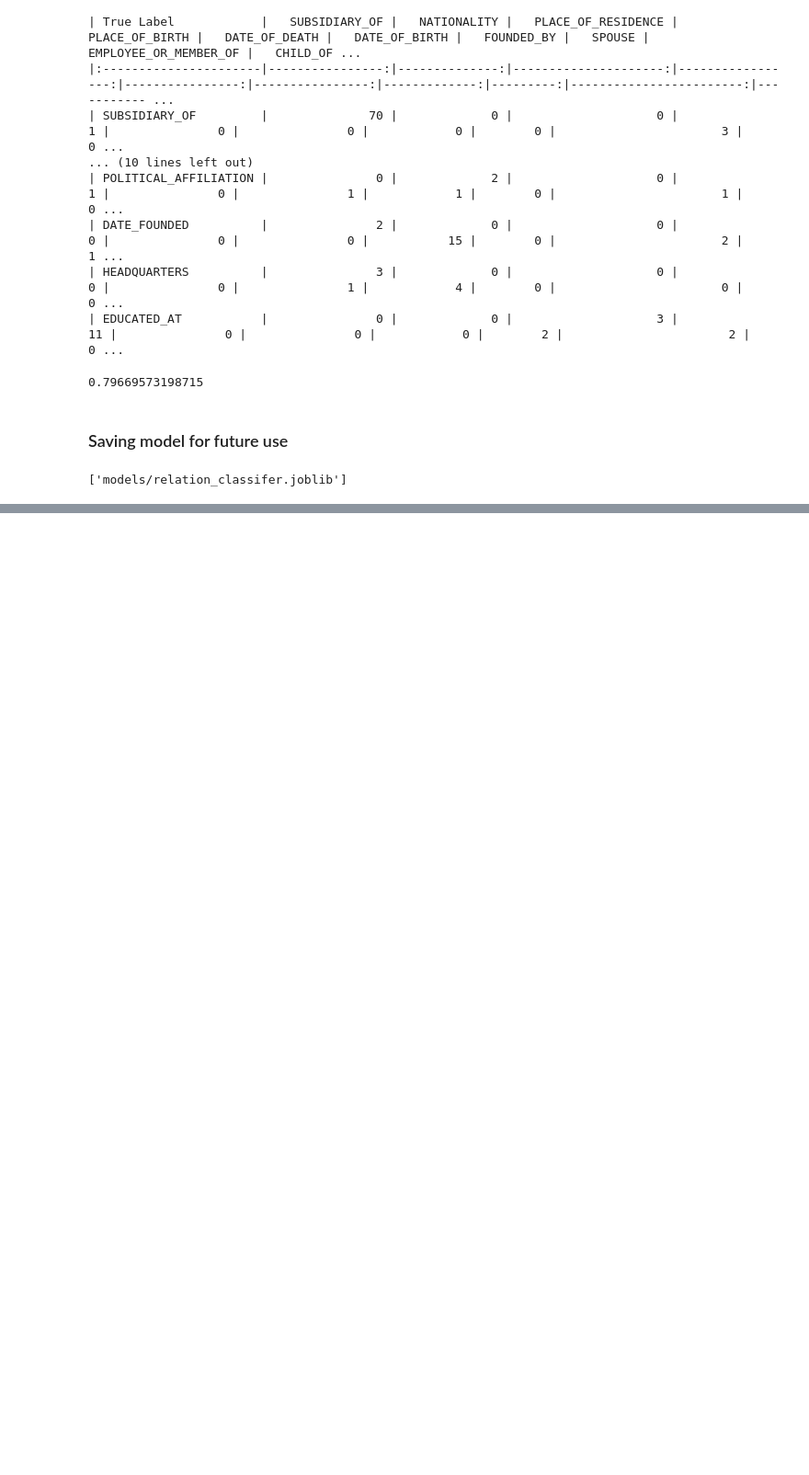
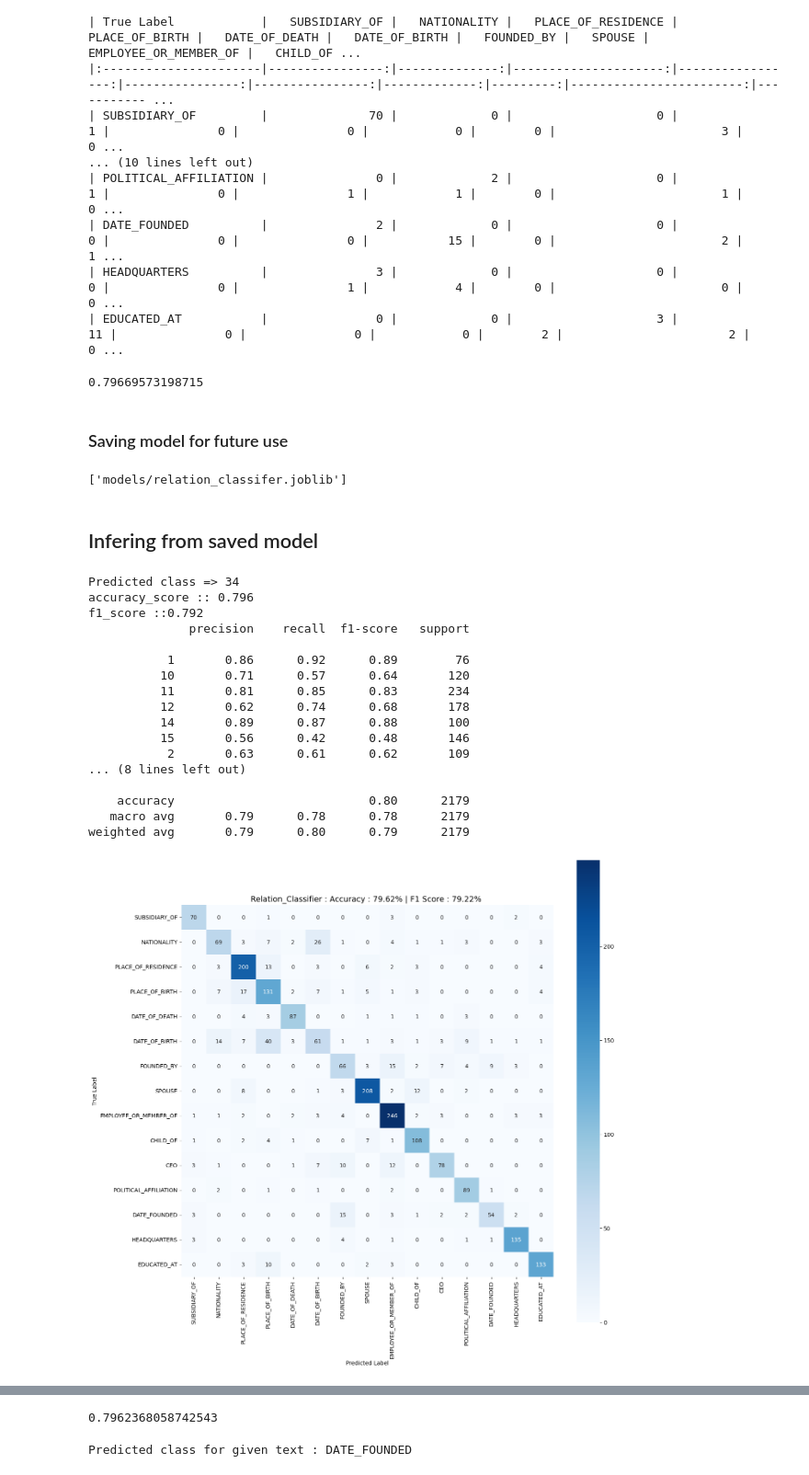
Before and after one commit to debonil/nlu-assignments, a Jupyter notebook: Assignment2/NLU_Assignment_2_Question_1.ipynb, the cells around one changed output, grey strips where cells are left out. Shown at 92% size. Cells and saved outputs as stored; diff of their text form; code cells hidden in the pictures; blank space fills up the shorter version.

```diff
--- a/Assignment2/NLU_Assignment_2_Question_1.ipynb
+++ b/Assignment2/NLU_Assignment_2_Question_1.ipynb
@@ -182,3 +182,37 @@ from joblib import dump
 dump(clf, 'models/relation_classifer.joblib')
 # %% [output]
 ['models/relation_classifer.joblib']
+# %% [markdown]
+## Infering from saved model
+# %%
+from joblib import load
+clf = load('models/relation_classifer.joblib')
+# %%
+import sklearn.metrics as metrics
+# Evaluate the classifier
+y_pred = clf.predict(X_test)
+print(f'Predicted class => {y_pred[10]}')
+print(f'accuracy_score :: {metrics.accuracy_score(y_test, y_pred):0.3f}')
+print(f'f1_score ::{metrics.f1_score(y_test, y_pred,average="weighted"):0.3f}')
+print(metrics.classification_report(y_test, y_pred))
+confusionMatrixAndAccuracyReport(
+    y_test, y_pred, classes, title='Relation_Classifier')
+# %% [output]
+Predicted class => 34
+accuracy_score :: 0.796
+f1_score ::0.792
+              precision    recall  f1-score   support
+
+           1       0.86      0.92      0.89        76
+          10       0.71      0.57      0.64       120
+          11       0.81      0.85      0.83       234
+          12       0.62      0.74      0.68       178
+          14       0.89      0.87      0.88       100
+          15       0.56      0.42      0.48       146
+           2       0.63      0.61      0.62       109
+... (8 lines left out)
+
+    accuracy                           0.80      2179
+   macro avg       0.79      0.78      0.78      2179
+weighted avg       0.79      0.80      0.79      2179
+[figure, added]
@@ -184,0 +236,6 @@ dump(clf, 'models/relation_classifer.joblib')
+0.7962368058742543
+# %%
+cust_pred = clf.predict(["Ravi born in London"])
+print(f'Predicted class for given text : {classes[int(cust_pred[0])]}')
+# %% [output]
+Predicted class for given text : DATE_FOUNDED
```
Also changed, not shown: parts of 1 cell of this notebook, 5 other files.
